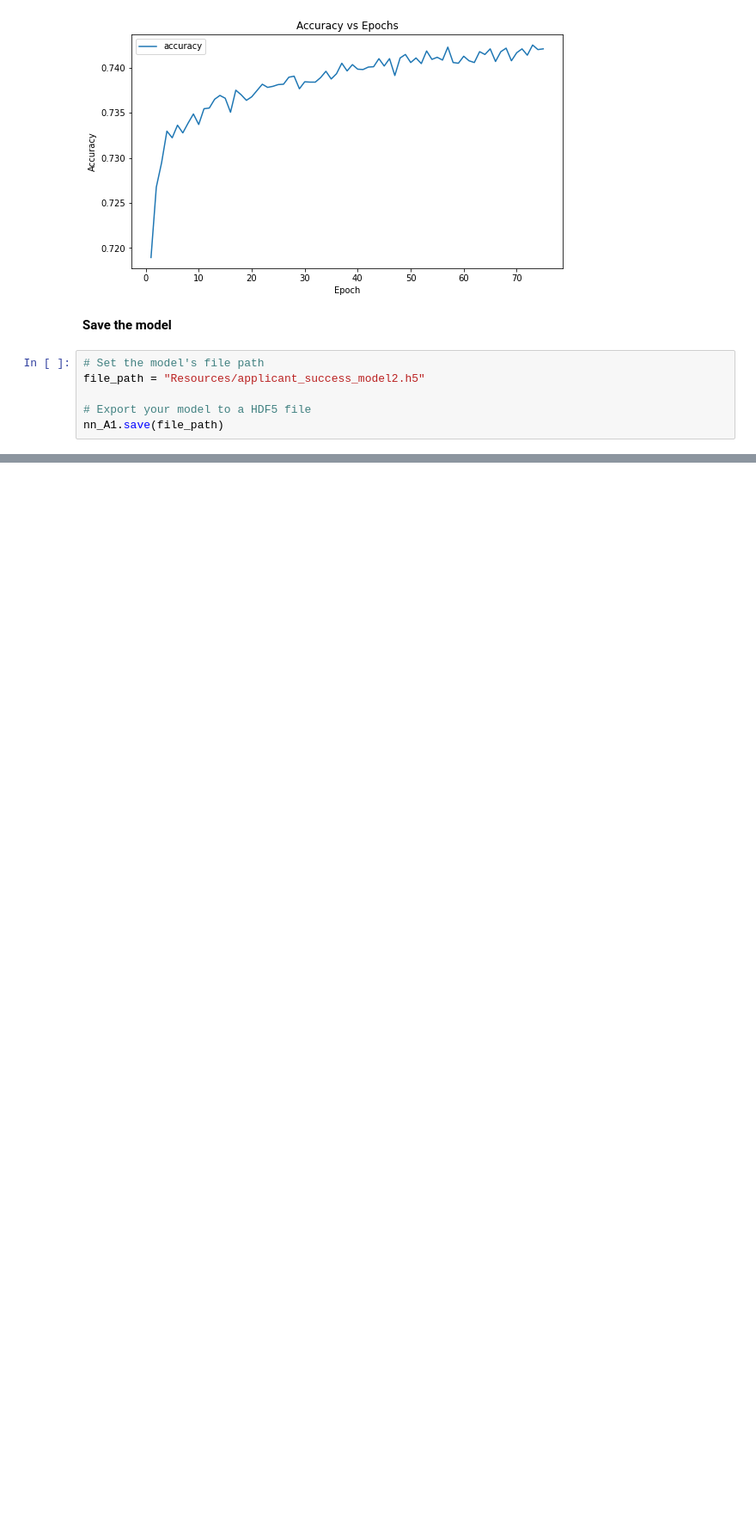
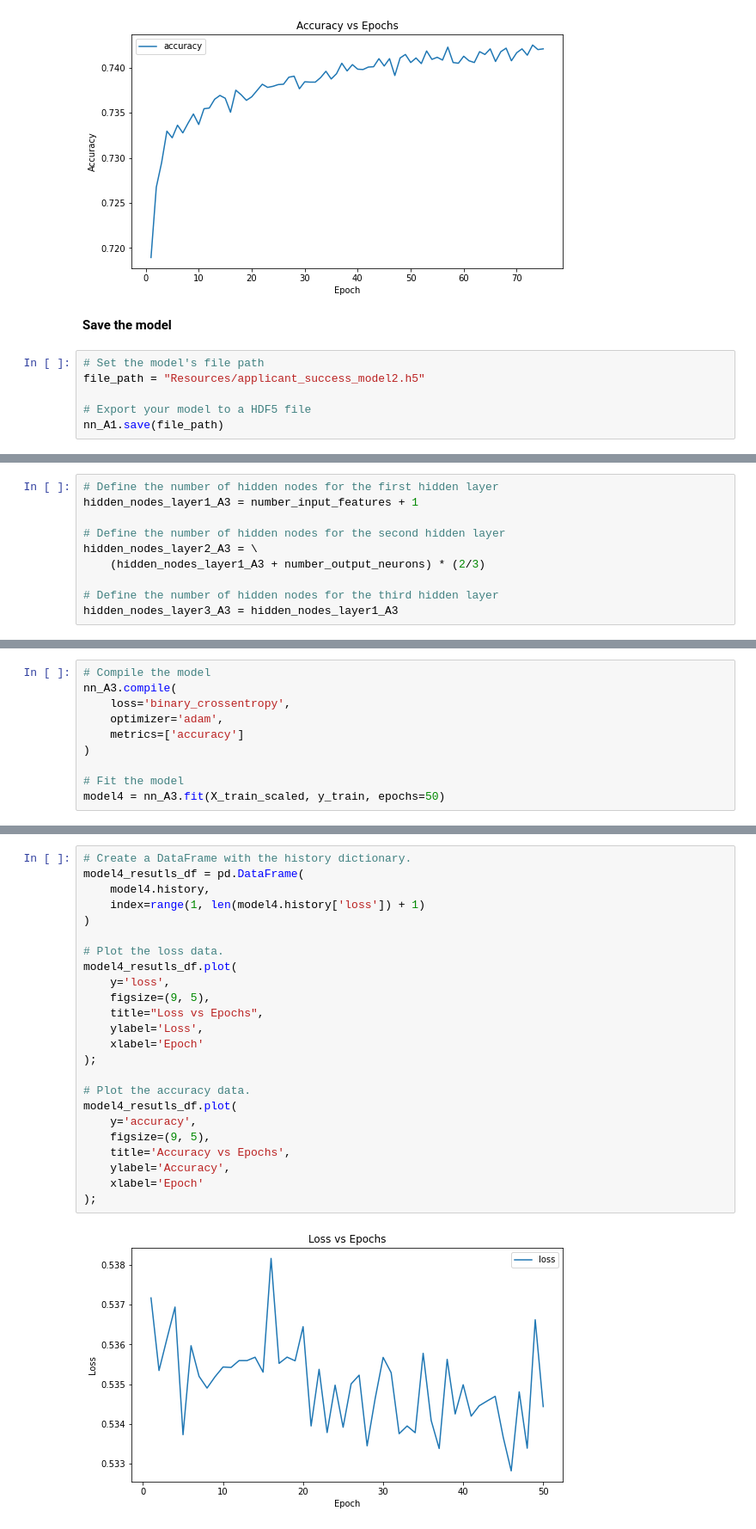
Before and after one commit to jmischung/Startup-Success-Predictor, a Jupyter notebook: venture_funding_with_deep_learning.ipynb, the cells around one changed output, grey strips where cells are left out. Shown at 86% size. Saved outputs shown, nothing was run; the diff lists cells and outputs as text; blank space fills up the shorter version.

```diff
--- a/venture_funding_with_deep_learning.ipynb
+++ b/venture_funding_with_deep_learning.ipynb
@@ -580,0 +736,10 @@ nn_A1.save(file_path)
+# %%
+# Define the number of hidden nodes for the first hidden layer
+hidden_nodes_layer1_A3 = number_input_features + 1
+
+# Define the number of hidden nodes for the second hidden layer
+hidden_nodes_layer2_A3 = \
+    (hidden_nodes_layer1_A3 + number_output_neurons) * (2/3)
+
+# Define the number of hidden nodes for the third hidden layer
+hidden_nodes_layer3_A3 = hidden_nodes_layer1_A3
@@ -580,0 +802,10 @@ nn_A1.save(file_path)
+# %%
+# Compile the model
+nn_A3.compile(
+    loss='binary_crossentropy',
+    optimizer='adam',
+    metrics=['accuracy']
+)
+
+# Fit the model
+model4 = nn_A3.fit(X_train_scaled, y_train, epochs=50)
@@ -580,0 +840,26 @@ nn_A1.save(file_path)
+# %%
+# Create a DataFrame with the history dictionary.
+model4_resutls_df = pd.DataFrame(
+    model4.history,
+    index=range(1, len(model4.history['loss']) + 1)
+)
+
+# Plot the loss data.
+model4_resutls_df.plot(
+    y='loss',
+    figsize=(9, 5),
+    title="Loss vs Epochs",
+    ylabel='Loss',
+    xlabel='Epoch'
+);
+
+# Plot the accuracy data.
+model4_resutls_df.plot(
+    y='accuracy',
+    figsize=(9, 5),
+    title='Accuracy vs Epochs',
+    ylabel='Accuracy',
+    xlabel='Epoch'
+);
+# %% [output]
+[figure, added]
```
Also changed, not shown: parts of 27 cells of this notebook, 3 other files.
